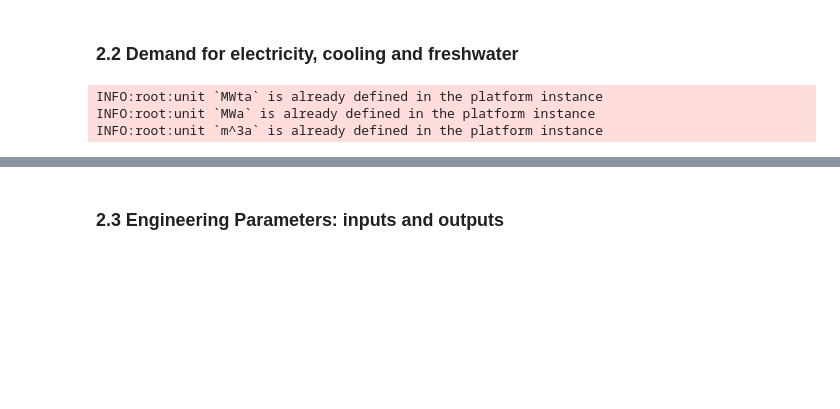
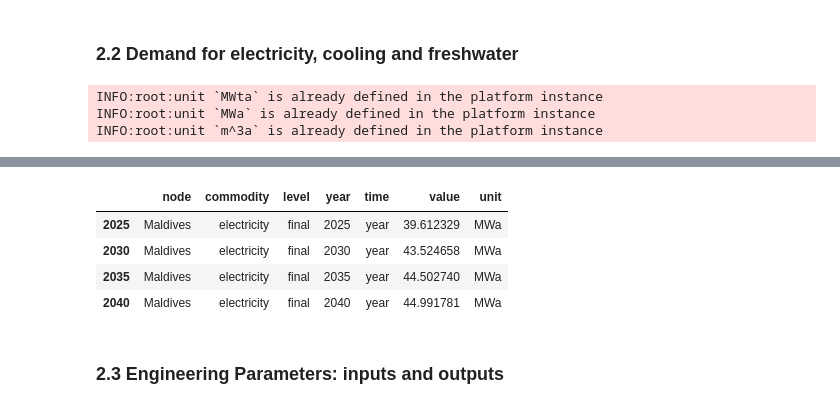
Before and after one commit to natiweber/Maldives, a Jupyter notebook: Maldives 2040.ipynb, the cells around one changed output, grey strips where cells are left out. Cells and saved outputs as stored; diff of their text form; code cells hidden in the pictures; blank space fills up the shorter version.

```diff
--- a/Maldives 2040.ipynb
+++ b/Maldives 2040.ipynb
@@ -135,3 +135,11 @@ freshwater_demand
+# %%
+others_demand
+# %% [output]
+|  | node | commodity | level | year | time | value | unit |
+| 2025 | Maldives | electricity | final | 2025 | year | 39.612329 | MWa |
+| 2030 | Maldives | electricity | final | 2030 | year | 43.524658 | MWa |
+| 2035 | Maldives | electricity | final | 2035 | year | 44.502740 | MWa |
+| 2040 | Maldives | electricity | final | 2040 | year | 44.991781 | MWa |
 # %% [markdown]
 ### 2.3 Engineering Parameters: inputs and outputs
 # %%
```
Also changed, not shown: parts of 19 cells of this notebook.
